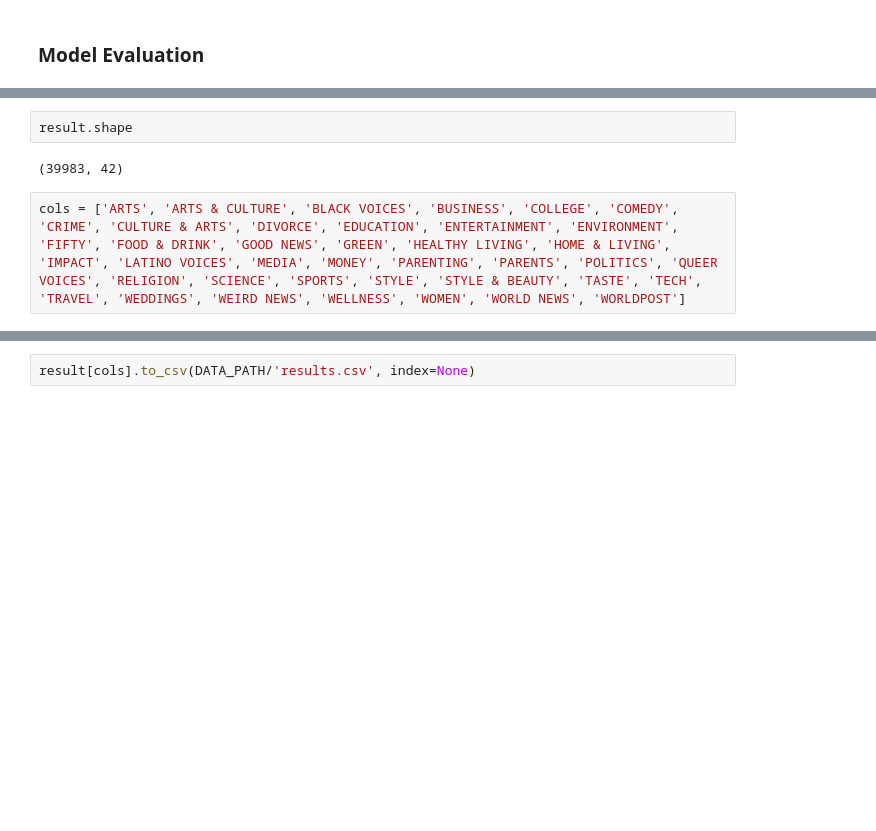
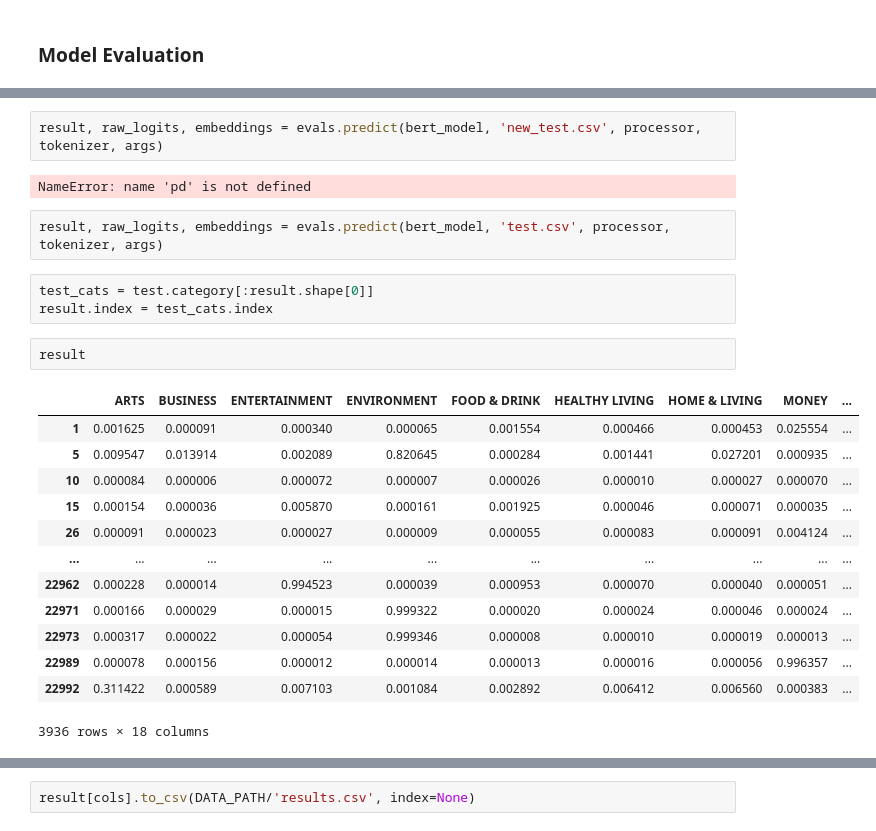
Before and after one commit to ilyalapan/vital-classify, a Jupyter notebook: bert_classification_model_with_modules.ipynb, the cells around one changed output, grey strips where cells are left out. Drawn from its saved outputs; the diff is of its cells as text; blank space fills up the shorter version.

```diff
--- a/bert_classification_model_with_modules.ipynb
+++ b/bert_classification_model_with_modules.ipynb
@@ -552,6 +368,25 @@ HBox(children=(IntProgress(value=0, description='Prediction Iteration', max=1250
+# %%
+result, raw_logits, embeddings = evals.predict(bert_model, 'new_test.csv', processor, tokenizer, args)
+# %% [output]
+NameError: name 'pd' is not defined
+# %%
+result, raw_logits, embeddings = evals.predict(bert_model, 'test.csv', processor, tokenizer, args)
+# %%
+test_cats = test.category[:result.shape[0]]
+result.index = test_cats.index
 # %%
-result.shape
+result
 # %% [output]
+|  | ARTS | BUSINESS | ENTERTAINMENT | ENVIRONMENT | FOOD & DRINK | HEALTHY LIVING | HOME & LIVING | MONEY | ... |
+| 1 | 0.001625 | 0.000091 | 0.000340 | 0.000065 | 0.001554 | 0.000466 | 0.000453 | 0.025554 | ... |
+| 5 | 0.009547 | 0.013914 | 0.002089 | 0.820645 | 0.000284 | 0.001441 | 0.027201 | 0.000935 | ... |
+| 10 | 0.000084 | 0.000006 | 0.000072 | 0.000007 | 0.000026 | 0.000010 | 0.000027 | 0.000070 | ... |
+| 15 | 0.000154 | 0.000036 | 0.005870 | 0.000161 | 0.001925 | 0.000046 | 0.000071 | 0.000035 | ... |
+| 26 | 0.000091 | 0.000023 | 0.000027 | 0.000009 | 0.000055 | 0.000083 | 0.000091 | 0.004124 | ... |
+| ... | ... | ... | ... | ... | ... | ... | ... | ... | ... |
+| 22962 | 0.000228 | 0.000014 | 0.994523 | 0.000039 | 0.000953 | 0.000070 | 0.000040 | 0.000051 | ... |
+| 22971 | 0.000166 | 0.000029 | 0.000015 | 0.999322 | 0.000020 | 0.000024 | 0.000046 | 0.000024 | ... |
+| 22973 | 0.000317 | 0.000022 | 0.000054 | 0.999346 | 0.000008 | 0.000010 | 0.000019 | 0.000013 | ... |
+| 22989 | 0.000078 | 0.000156 | 0.000012 | 0.000014 | 0.000013 | 0.000016 | 0.000056 | 0.996357 | ... |
+| 22992 | 0.311422 | 0.000589 | 0.007103 | 0.001084 | 0.002892 | 0.006412 | 0.006560 | 0.000383 | ... |
-(39983, 42)
+3936 rows × 18 columns
-# %%
-cols = ['ARTS', 'ARTS & CULTURE', 'BLACK VOICES', 'BUSINESS', 'COLLEGE', 'COMEDY', 'CRIME', 'CULTURE & ARTS', 'DIVORCE', 'EDUCATION', 'ENTERTAINMENT', 'ENVIRONMENT', 'FIFTY', 'FOOD & DRINK', 'GOOD NEWS', 'GREEN', 'HEALTHY LIVING', 'HOME & LIVING', 'IMPACT', 'LATINO VOICES', 'MEDIA', 'MONEY', 'PARENTING', 'PARENTS', 'POLITICS', 'QUEER VOICES', 'RELIGION', 'SCIENCE', 'SPORTS', 'STYLE', 'STYLE & BEAUTY', 'TASTE', 'TECH', 'TRAVEL', 'WEDDINGS', 'WEIRD NEWS', 'WELLNESS', 'WOMEN', 'WORLD NEWS', 'WORLDPOST']
```
Also changed, not shown: parts of 89 cells of this notebook, 7 other files.
